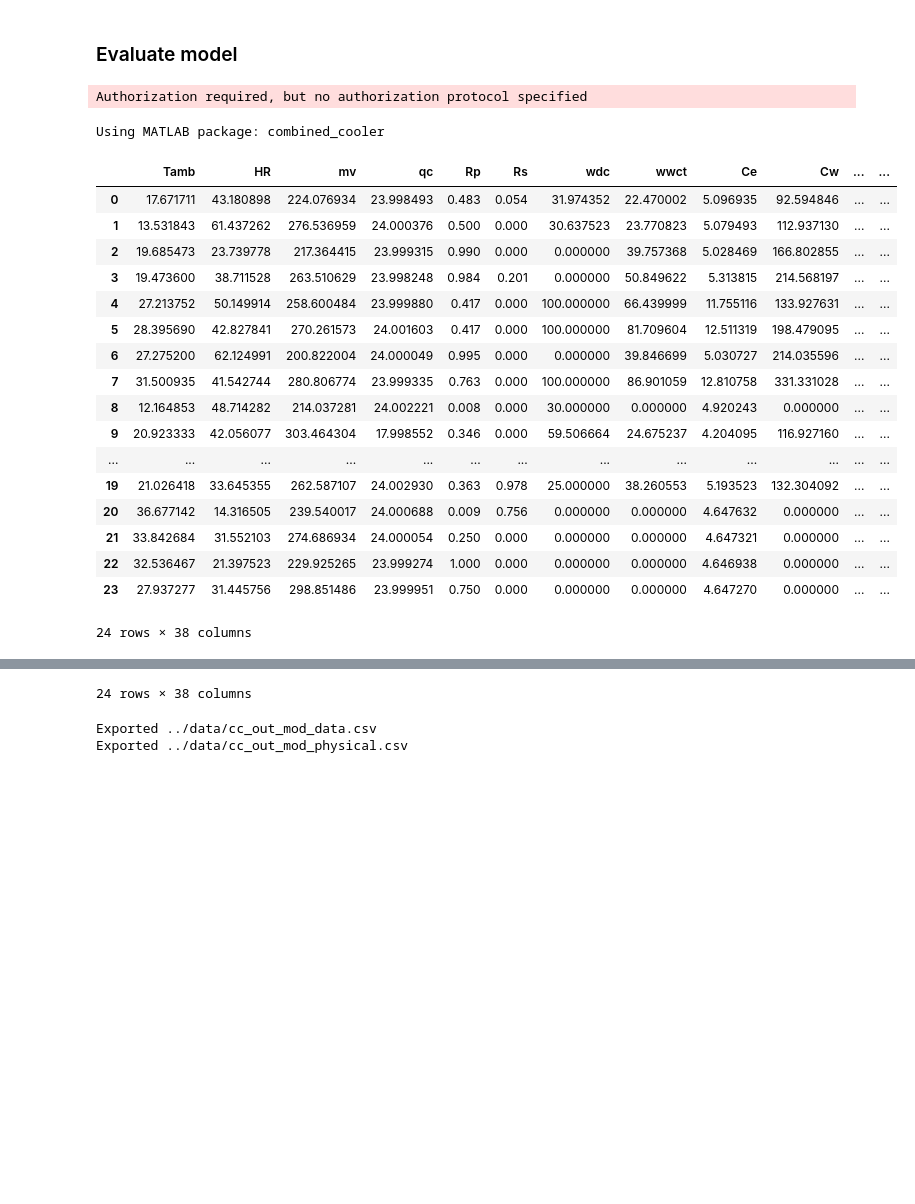
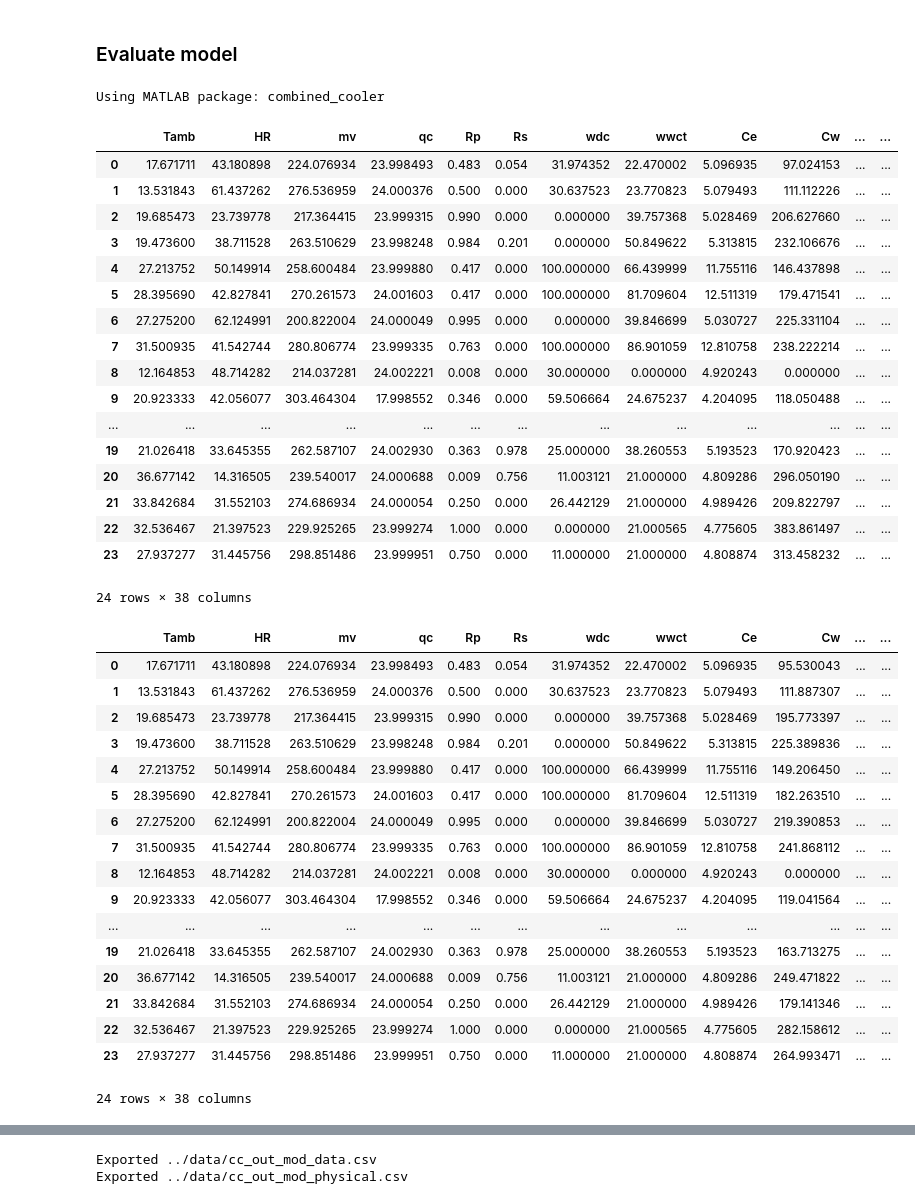
Before and after one commit to juan11iguel/SOLhycool, a Jupyter notebook: modeling/notebooks/combined_cooler_validation.ipynb, the cells around one changed output, grey strips where cells are left out. Cells and saved outputs as stored; diff of their text form; code cells hidden in the pictures; blank space fills up the shorter version.

```diff
--- a/modeling/notebooks/combined_cooler_validation.ipynb
+++ b/modeling/notebooks/combined_cooler_validation.ipynb
@@ -54,67 +65,86 @@ parameters_default = cc_model.default_parameters(nargout=1)
 results_dfs = []
 for model_type in ["data", "physical"]:
     params = copy.deepcopy(parameters_default)
+    # DC                             "Tamb",    "Tin" , "q",  "w_fan"
+    params["dc_lb"] = matlab.double([[5.0600,   10.0, 5.2211, 11]])
+    params["dc_ub"] = matlab.double([[50.7500,   55.0, 24.1543, 99.1800]])
+
+    # WCT                            "Tamb",   "HR",   "Tin",  "q",     "w_fan"
+    params["wct_lb"] = matlab.double([[0.1,    0.1,     5.0,    5.0,       0.]])
+    params["wct_ub"] = matlab.double([[50.0,   99.99,   55.0,   24.8400,  95.]])
     if model_type == "physical":
-
-        params["dc_lb"] = matlab.double([[5.0600,   10.0, 5.2211, 11]])
-        params["dc_ub"] = matlab.double([[50.7500,   50.0, 24.1543, 99.1800]])
-
-        # WCT           "Tamb",     "HR",    "Tin",      "q",     "w_fan"
-        params["wct_lb"] = matlab.double([[0.1,    0.1,     5.0,    5.0,       0.]])
-        params["wct_ub"] = matlab.double([[50.0,   99.99,   55.0,   24.8400,  95.]])
+        pass
     elif model_type == "data":
-        params["dc_model_data_path"] = "/workspaces/SOLhycool/modeling/matlab/component_models/dc_model_data.mat"
-        params["wct_model_data_path"] = "/workspaces/SOLhycool/modeling/matlab/component_models/wct_model_data.mat"
+        pass
+        # params["dc_model_data_path"] = "/workspaces/SOLhycool/modeling/matlab/component_models/dc_model_data.mat"
+        # params["wct_model_data_path"] = "/workspaces/SOLhycool/modeling/matlab/component_models/wct_model_data.mat"
     results: list[dict] = []
     for idx, ds in df.iterrows():
 
         qc_m3h = matlab.double([ds["qc"]])
         qdc_m3h = matlab.double([ds["qdc"]])
         qwct_m3h = matlab.double([ds["qwct"]])
 
         Rp, Rs = cc_model.flows_to_ratios(qc_m3h, qdc_m3h, qwct_m3h, nargout=2)
 
         Tamb_C = matlab.double([ds["Tamb"]])
         HR_pp = matlab.double([ds["HR"]])
         mv_kgh = matlab.double([ds["mv"]])
         wdc = matlab.double([ds["wdc"]])
         wwct = matlab.double([ds["wwct"]])
         Tv = matlab.double([ds["Tv"]])
 
         # Create the 'options' struct as a Python dictionary
         options = {
             'model_type': model_type,
             'parameters': params,  # Empty struct in MATLAB
             'lb': [], 'ub': [], 'x0': [], 'silence_warnings': True
         }
 
         Ce_kWe, Cw_lh, detailed = cc_model.combined_cooler_model(Tamb_C, HR_pp, mv_kgh, qc_m3h, Rp, Rs, wdc, wwct, Tv, options, nargout=3)
 
 
         results.append(detailed)
 
     results_dfs.append( pd.DataFrame(results) )
 
 display(results_dfs[0])
 display(results_dfs[1])
 # %% [output]
-Authorization required, but no authorization protocol specified
+Using MATLAB package: combined_cooler
+|  | Tamb | HR | mv | qc | Rp | Rs | wdc | wwct | Ce | Cw | ... | ... |
+| 0 | 17.671711 | 43.180898 | 224.076934 | 23.998493 | 0.483 | 0.054 | 31.974352 | 22.470002 | 5.096935 | 97.024153 | ... | ... |
+| 1 | 13.531843 | 61.437262 | 276.536959 | 24.000376 | 0.500 | 0.000 | 30.637523 | 23.770823 | 5.079493 | 111.112226 | ... | ... |
+| 2 | 19.685473 | 23.739778 | 217.364415 | 23.999315 | 0.990 | 0.000 | 0.000000 | 39.757368 | 5.028469 | 206.627660 | ... | ... |
+| 3 | 19.473600 | 38.711528 | 263.510629 | 23.998248 | 0.984 | 0.201 | 0.000000 | 50.849622 | 5.313815 | 232.106676 | ... | ... |
+| 4 | 27.213752 | 50.149914 | 258.600484 | 23.999880 | 0.417 | 0.000 | 100.000000 | 66.439999 | 11.755116 | 146.437898 | ... | ... |
+| 5 | 28.395690 | 42.827841 | 270.261573 | 24.001603 | 0.417 | 0.000 | 100.000000 | 81.709604 | 12.511319 | 179.471541 | ... | ... |
+| 6 | 27.275200 | 62.124991 | 200.822004 | 24.000049 | 0.995 | 0.000 | 0.000000 | 39.846699 | 5.030727 | 225.331104 | ... | ... |
+| 7 | 31.500935 | 41.542744 | 280.806774 | 23.999335 | 0.763 | 0.000 | 100.000000 | 86.901059 | 12.810758 | 238.222214 | ... | ... |
+| 8 | 12.164853 | 48.714282 | 214.037281 | 24.002221 | 0.008 | 0.000 | 30.000000 | 0.000000 | 4.920243 | 0.000000 | ... | ... |
+| 9 | 20.923333 | 42.056077 | 303.464304 | 17.998552 | 0.346 | 0.000 | 59.506664 | 24.675237 | 4.204095 | 118.050488 | ... | ... |
+| ... | ... | ... | ... | ... | ... | ... | ... | ... | ... | ... | ... | ... |
+| 19 | 21.026418 | 33.645355 | 262.587107 | 24.002930 | 0.363 | 0.978 | 25.000000 | 38.260553 | 5.193523 | 170.920423 | ... | ... |
+| 20 | 36.677142 | 14.316505 | 239.540017 | 24.000688 | 0.009 | 0.756 | 11.003121 | 21.000000 | 4.809286 | 296.050190 | ... | ... |
+| 21 | 33.842684 | 31.552103 | 274.686934 | 24.000054 | 0.250 | 0.000 | 26.442129 | 21.000000 | 4.989426 | 209.822797 | ... | ... |
+| 22 | 32.536467 | 21.397523 | 229.925265 | 23.999274 | 1.000 | 0.000 | 0.000000 | 21.000565 | 4.775605 | 383.861497 | ... | ... |
+| 23 | 27.937277 | 31.445756 | 298.851486 | 23.999951 | 0.750 | 0.000 | 11.000000 | 21.000000 | 4.808874 | 313.458232 | ... | ... |
-Using MATLAB package: combined_cooler
+24 rows × 38 columns
-|  | Tamb | HR | mv | qc | Rp | Rs | wdc | wwct | Ce | Cw | ... | ... |
-| 0 | 17.671711 | 43.180898 | 224.076934 | 23.998493 | 0.483 | 0.054 | 31.974352 | 22.470002 | 5.096935 | 92.594846 | ... | ... |
-| 1 | 13.531843 | 61.437262 | 276.536959 | 24.000376 | 0.500 | 0.000 | 30.637523 | 23.770823 | 5.079493 | 112.937130 | ... | ... |
-| 2 | 19.685473 | 23.739778 | 217.364415 | 23.999315 | 0.990 | 0.000 | 0.000000 | 39.757368 | 5.028469 | 166.802855 | ... | ... |
-| 3 | 19.473600 | 38.711528 | 263.510629 | 23.998248 | 0.984 | 0.201 | 0.000000 | 50.849622 | 5.313815 | 214.568197 | ... | ... |
-| 4 | 27.213752 | 50.149914 | 258.600484 | 23.999880 | 0.417 | 0.000 | 100.000000 | 66.439999 | 11.755116 | 133.927631 | ... | ... |
-| 5 | 28.395690 | 42.827841 | 270.261573 | 24.001603 | 0.417 | 0.000 | 100.000000 | 81.709604 | 12.511319 | 198.479095 | ... | ... |
-| 6 | 27.275200 | 62.124991 | 200.822004 | 24.000049 | 0.995 | 0.000 | 0.000000 | 39.846699 | 5.030727 | 214.035596 | ... | ... |
-| 7 | 31.500935 | 41.542744 | 280.806774 | 23.999335 | 0.763 | 0.000 | 100.000000 | 86.901059 | 12.810758 | 331.331028 | ... | ... |
-| 8 | 12.164853 | 48.714282 | 214.037281 | 24.002221 | 0.008 | 0.000 | 30.000000 | 0.000000 | 4.920243 | 0.000000 | ... | ... |
-| 9 | 20.923333 | 42.056077 | 303.464304 | 17.998552 | 0.346 | 0.000 | 59.506664 | 24.675237 | 4.204095 | 116.927160 | ... | ... |
-| ... | ... | ... | ... | ... | ... | ... | ... | ... | ... | ... | ... | ... |
-| 19 | 21.026418 | 33.645355 | 262.587107 | 24.002930 | 0.363 | 0.978 | 25.000000 | 38.260553 | 5.193523 | 132.304092 | ... | ... |
-| 20 | 36.677142 | 14.316505 | 239.540017 | 24.000688 | 0.009 | 0.756 | 0.000000 | 0.000000 | 4.647632 | 0.000000 | ... | ... |
-| 21 | 33.842684 | 31.552103 | 274.686934 | 24.000054 | 0.250 | 0.000 | 0.000000 | 0.000000 | 4.647321 | 0.000000 | ... | ... |
-| 22 | 32.536467 | 21.397523 | 229.925265 | 23.999274 | 1.000 | 0.000 | 0.000000 | 0.000000 | 4.646938 | 0.000000 | ... | ... |
-| 23 | 27.937277 | 31.445756 | 298.851486 | 23.999951 | 0.750 | 0.000 | 0.000000 | 0.000000 | 4.647270 | 0.000000 | ... | ... |
+|  | Tamb | HR | mv | qc | Rp | Rs | wdc | wwct | Ce | Cw | ... | ... |
+| 0 | 17.671711 | 43.180898 | 224.076934 | 23.998493 | 0.483 | 0.054 | 31.974352 | 22.470002 | 5.096935 | 95.530043 | ... | ... |
+| 1 | 13.531843 | 61.437262 | 276.536959 | 24.000376 | 0.500 | 0.000 | 30.637523 | 23.770823 | 5.079493 | 111.887307 | ... | ... |
+| 2 | 19.685473 | 23.739778 | 217.364415 | 23.999315 | 0.990 | 0.000 | 0.000000 | 39.757368 | 5.028469 | 195.773397 | ... | ... |
+| 3 | 19.473600 | 38.711528 | 263.510629 | 23.998248 | 0.984 | 0.201 | 0.000000 | 50.849622 | 5.313815 | 225.389836 | ... | ... |
+| 4 | 27.213752 | 50.149914 | 258.600484 | 23.999880 | 0.417 | 0.000 | 100.000000 | 66.439999 | 11.755116 | 149.206450 | ... | ... |
+| 5 | 28.395690 | 42.827841 | 270.261573 | 24.001603 | 0.417 | 0.000 | 100.000000 | 81.709604 | 12.511319 | 182.263510 | ... | ... |
+| 6 | 27.275200 | 62.124991 | 200.822004 | 24.000049 | 0.995 | 0.000 | 0.000000 | 39.846699 | 5.030727 | 219.390853 | ... | ... |
+| 7 | 31.500935 | 41.542744 | 280.806774 | 23.999335 | 0.763 | 0.000 | 100.000000 | 86.901059 | 12.810758 | 241.868112 | ... | ... |
+| 8 | 12.164853 | 48.714282 | 214.037281 | 24.002221 | 0.008 | 0.000 | 30.000000 | 0.000000 | 4.920243 | 0.000000 | ... | ... |
+| 9 | 20.923333 | 42.056077 | 303.464304 | 17.998552 | 0.346 | 0.000 | 59.506664 | 24.675237 | 4.204095 | 119.041564 | ... | ... |
+| ... | ... | ... | ... | ... | ... | ... | ... | ... | ... | ... | ... | ... |
+| 19 | 21.026418 | 33.645355 | 262.587107 | 24.002930 | 0.363 | 0.978 | 25.000000 | 38.260553 | 5.193523 | 163.713275 | ... | ... |
+| 20 | 36.677142 | 14.316505 | 239.540017 | 24.000688 | 0.009 | 0.756 | 11.003121 | 21.000000 | 4.809286 | 249.471822 | ... | ... |
+| 21 | 33.842684 | 31.552103 | 274.686934 | 24.000054 | 0.250 | 0.000 | 26.442129 | 21.000000 | 4.989426 | 179.141346 | ... | ... |
+| 22 | 32.536467 | 21.397523 | 229.925265 | 23.999274 | 1.000 | 0.000 | 0.000000 | 21.000565 | 4.775605 | 282.158612 | ... | ... |
+| 23 | 27.937277 | 31.445756 | 298.851486 | 23.999951 | 0.750 | 0.000 | 11.000000 | 21.000000 | 4.808874 | 264.993471 | ... | ... |
 24 rows × 38 columns
@@ -138,4 +151,3 @@ Using MATLAB package: combined_cooler
-24 rows × 38 columns
 # %%
 # Export resutlts
 for model_type, results_df in zip(["data", "physical"], results_dfs):
```
Also changed, not shown: parts of 5 cells of this notebook, 5 other files.
